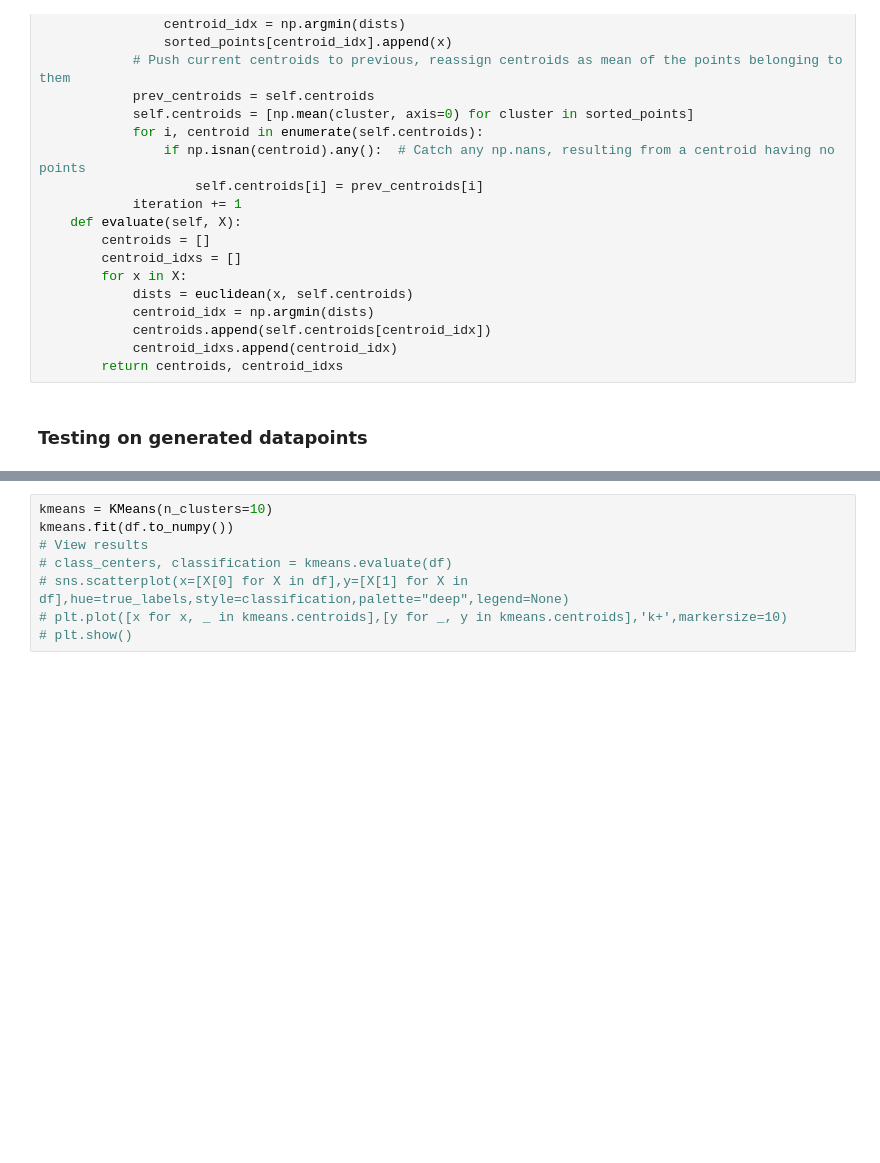
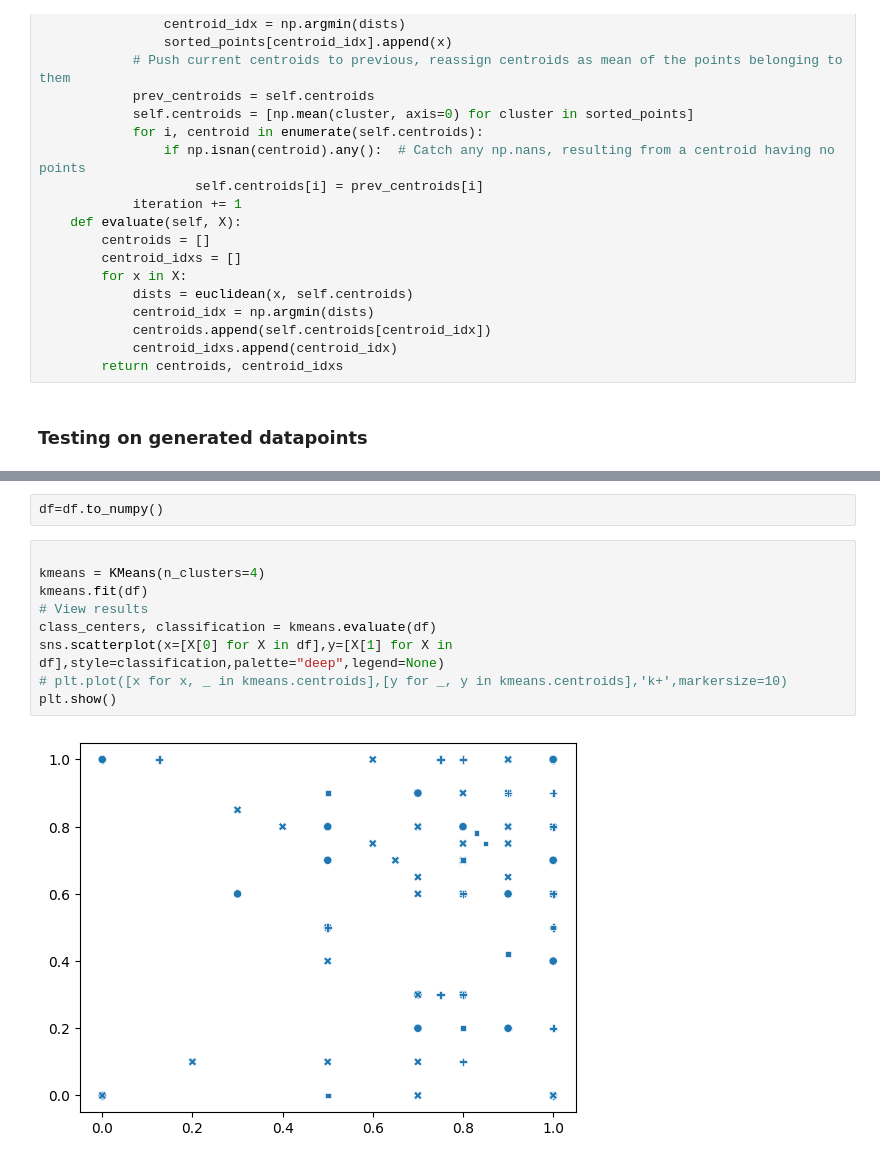
Before and after one commit to MnCSSJ4x/IIITB-Course-Recommendation-System, a Jupyter notebook: KMeans.ipynb, the cells around one changed output, grey strips where cells are left out. Cells and saved outputs as stored; diff of their text form; blank space fills up the shorter version.

```diff
--- a/KMeans.ipynb
+++ b/KMeans.ipynb
@@ -127,8 +155,13 @@ df
+# %%
+df=df.to_numpy()
 # %%
-kmeans = KMeans(n_clusters=10)
-kmeans.fit(df.to_numpy())
+
+kmeans = KMeans(n_clusters=4)
+kmeans.fit(df)
 # View results
-# class_centers, classification = kmeans.evaluate(df)
-# sns.scatterplot(x=[X[0] for X in df],y=[X[1] for X in df],hue=true_labels,style=classification,palette="deep",legend=None)
+class_centers, classification = kmeans.evaluate(df)
+sns.scatterplot(x=[X[0] for X in df],y=[X[1] for X in df],style=classification,palette="deep",legend=None)
 # plt.plot([x for x, _ in kmeans.centroids],[y for _, y in kmeans.centroids],'k+',markersize=10)
-# plt.show()
+plt.show()
+# %% [output]
+[figure, added]
```
Also changed, not shown: parts of 4 cells of this notebook.
